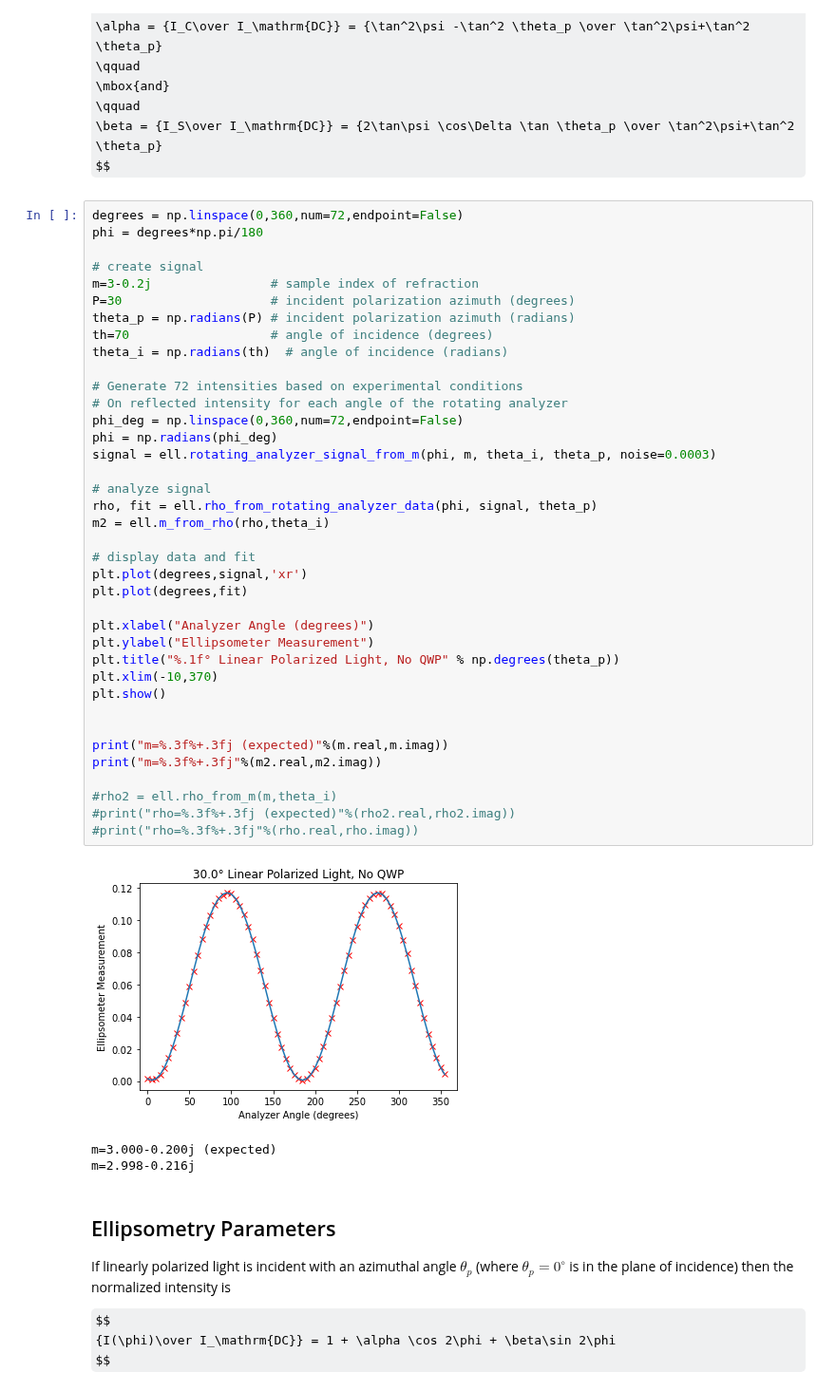
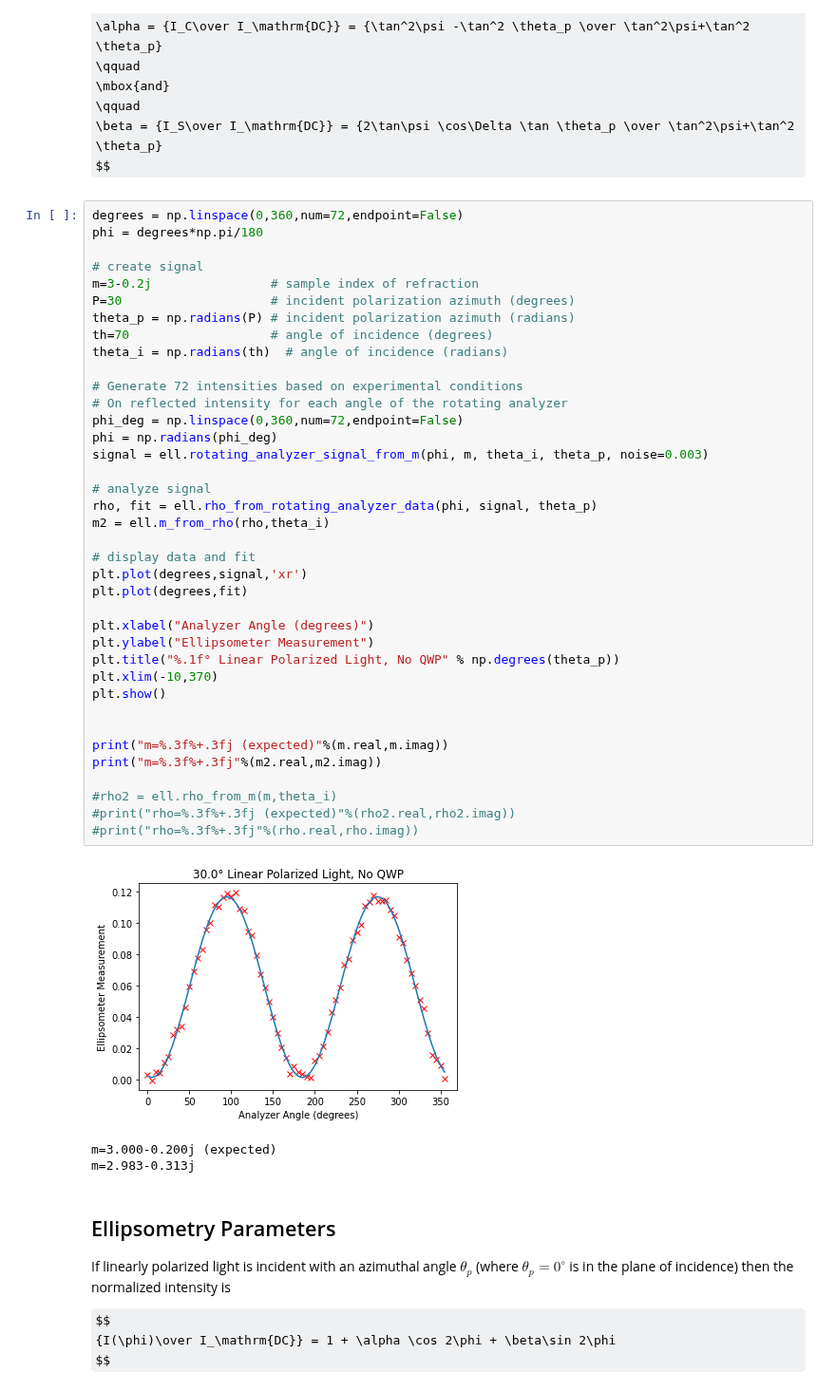
Before and after one commit to scottprahl/pypolar, a Jupyter notebook: docs/10c-Ellipsometry.ipynb, the cells around one changed output. Shown at 95% size. Saved outputs shown, nothing was run; the diff lists cells and outputs as text; some formulas as TeX source.

```diff
--- a/docs/10c-Ellipsometry.ipynb
+++ b/docs/10c-Ellipsometry.ipynb
@@ -200,37 +200,37 @@ theta_p = np.radians(P) # incident polarization azimuth (radians)
 th=70                   # angle of incidence (degrees)
 theta_i = np.radians(th)  # angle of incidence (radians)
 
 # Generate 72 intensities based on experimental conditions
 # On reflected intensity for each angle of the rotating analyzer
 phi_deg = np.linspace(0,360,num=72,endpoint=False)
 phi = np.radians(phi_deg)
-signal = ell.rotating_analyzer_signal_from_m(phi, m, theta_i, theta_p, noise=0.0003)
+signal = ell.rotating_analyzer_signal_from_m(phi, m, theta_i, theta_p, noise=0.003)
 
 # analyze signal
 rho, fit = ell.rho_from_rotating_analyzer_data(phi, signal, theta_p)
 m2 = ell.m_from_rho(rho,theta_i)
 
 # display data and fit
 plt.plot(degrees,signal,'xr')
 plt.plot(degrees,fit)
 
 plt.xlabel("Analyzer Angle (degrees)")
 plt.ylabel("Ellipsometer Measurement")
 plt.title("%.1f° Linear Polarized Light, No QWP" % np.degrees(theta_p))
 plt.xlim(-10,370)
 plt.show()
 
 
 print("m=%.3f%+.3fj (expected)"%(m.real,m.imag))
 print("m=%.3f%+.3fj"%(m2.real,m2.imag))
 
 #rho2 = ell.rho_from_m(m,theta_i)
 #print("rho=%.3f%+.3fj (expected)"%(rho2.real,rho2.imag))
 #print("rho=%.3f%+.3fj"%(rho.real,rho.imag))
 # %% [output]
-[figure, old version]
+[figure, new version]
 m=3.000-0.200j (expected)
-m=2.998-0.216j
+m=2.983-0.313j
 # %% [markdown]
 ## Ellipsometry Parameters
 
```
Also changed, not shown: parts of 4 cells of this notebook, 7 other files.
